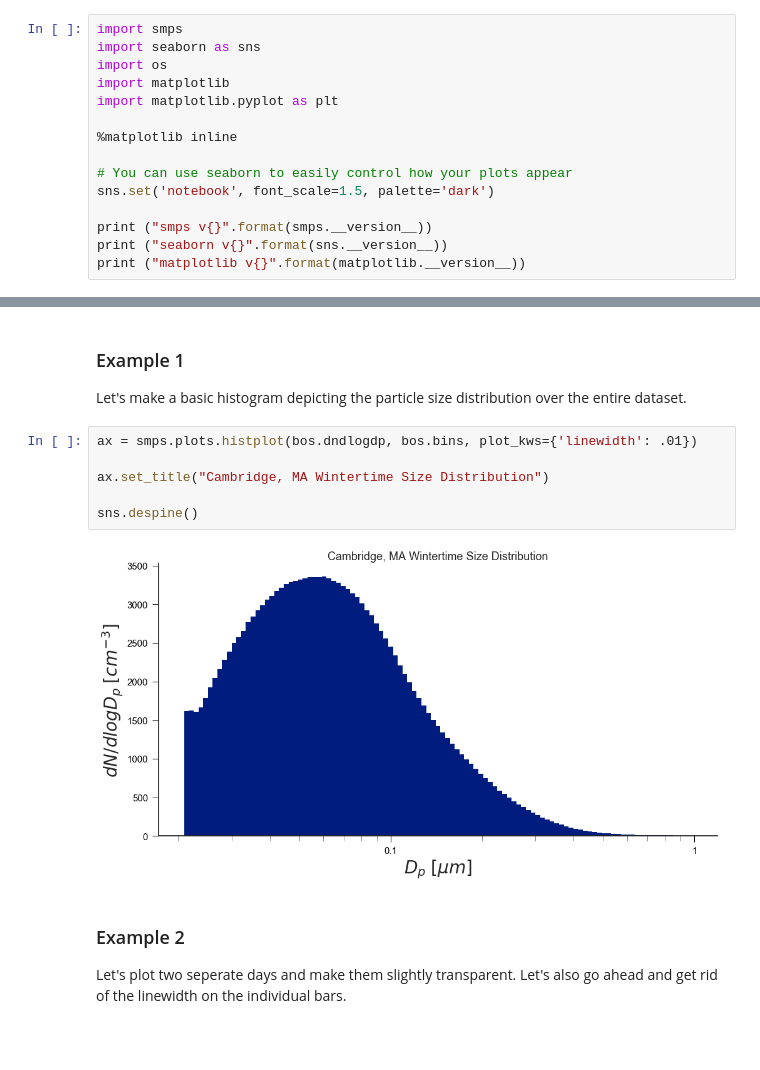
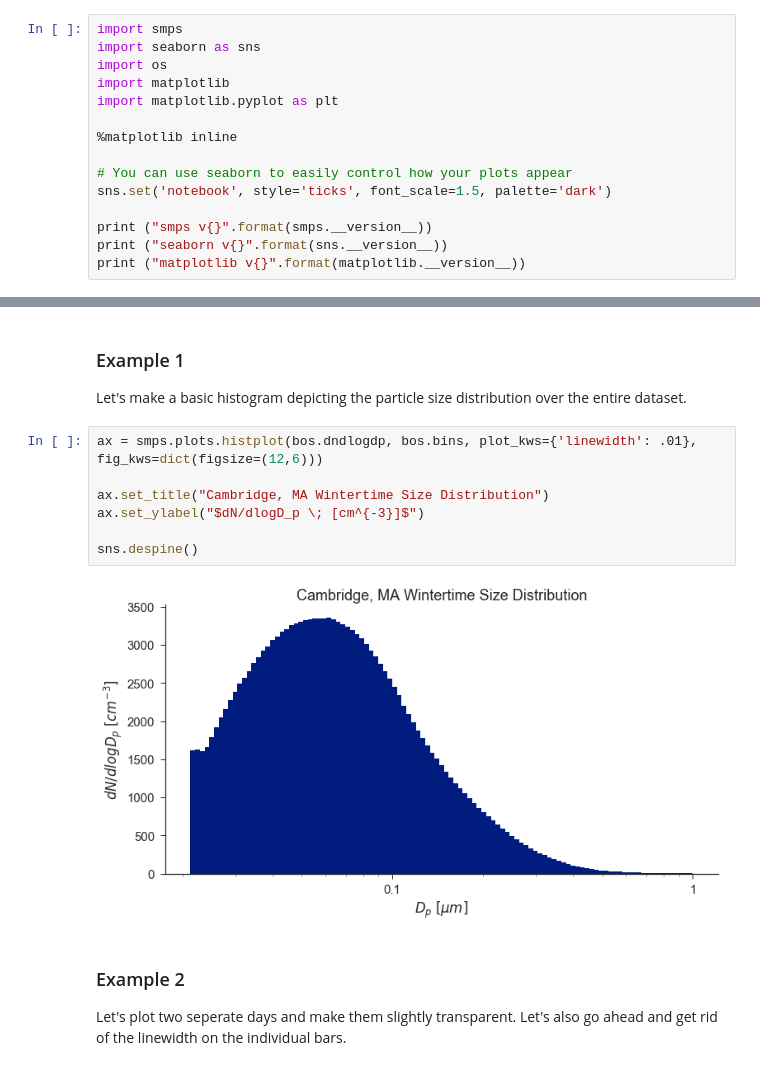
Before and after one commit to quant-aq/py-smps, a Jupyter notebook: examples/Visualize SMPS Data using py-smsps.ipynb, the cells around one changed output, grey strips where cells are left out. Cells and saved outputs as stored; diff of their text form; blank space fills up the shorter version.

Commit message:
fix hack with bar plot

```diff
--- a/examples/Visualize SMPS Data using py-smsps.ipynb
+++ b/examples/Visualize SMPS Data using py-smsps.ipynb
@@ -32,7 +32,7 @@ import matplotlib.pyplot as plt
 %matplotlib inline
 
 # You can use seaborn to easily control how your plots appear
-sns.set('notebook', font_scale=1.5, palette='dark')
+sns.set('notebook', style='ticks', font_scale=1.5, palette='dark')
 
 print ("smps v{}".format(smps.__version__))
 print ("seaborn v{}".format(sns.__version__))
@@ -202,13 +203,14 @@ There are plenty of ways to customize these plots. You can provide additional ke
 
 Let's make a basic histogram depicting the particle size distribution over the entire dataset.
 # %%
-ax = smps.plots.histplot(bos.dndlogdp, bos.bins, plot_kws={'linewidth': .01})
+ax = smps.plots.histplot(bos.dndlogdp, bos.bins, plot_kws={'linewidth': .01}, fig_kws=dict(figsize=(12,6)))
 
 ax.set_title("Cambridge, MA Wintertime Size Distribution")
+ax.set_ylabel("$dN/dlogD_p \; [cm^{-3}]$")
 
 sns.despine()
 # %% [output]
-[figure, old version]
+[figure, new version]
 # %% [markdown]
 ### Example 2
 
```
Also changed, not shown: parts of 4 cells of this notebook, 3 other files.
